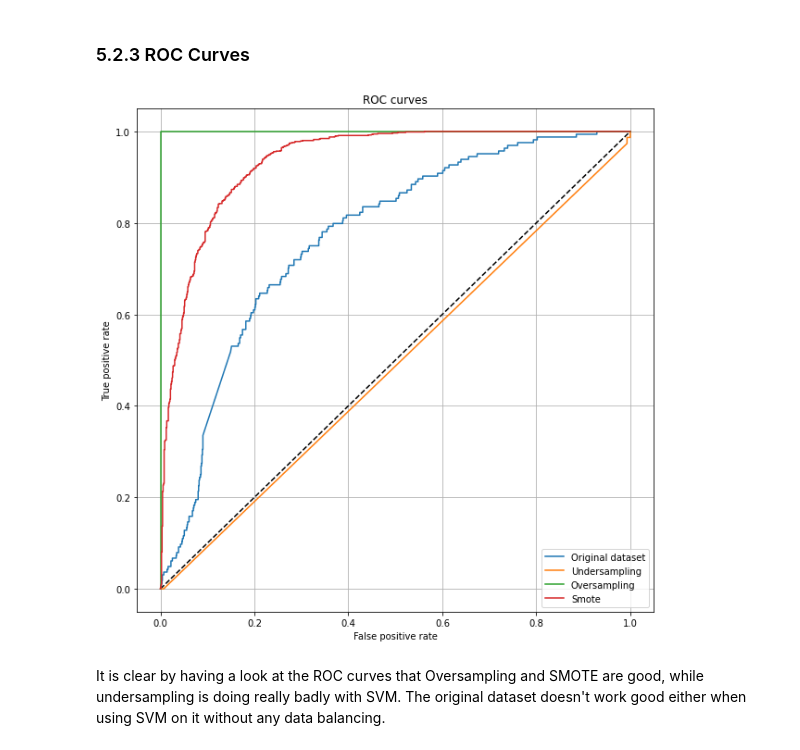
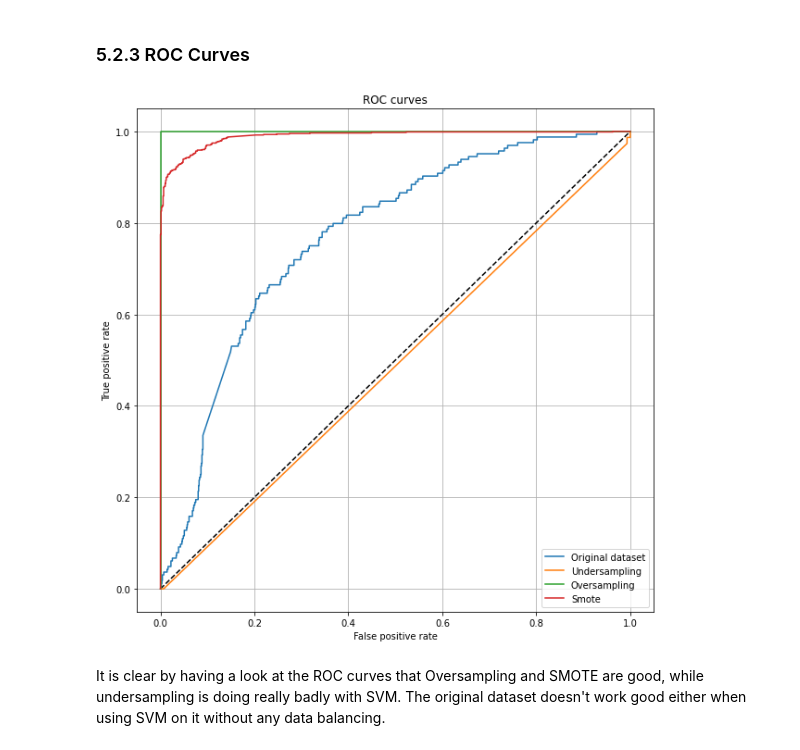
Before and after one commit to Mirkesx/cardiovascularity_study_dataset, a Jupyter notebook: project_notebook_marco_cavalli_1000024189.ipynb, the cells around one changed output. Saved outputs shown, nothing was run; the diff lists cells and outputs as text; code cells hidden in the pictures.

```diff
--- a/project_notebook_marco_cavalli_1000024189.ipynb
+++ b/project_notebook_marco_cavalli_1000024189.ipynb
@@ -1283,7 +1283,7 @@ Accuracy sul training set: 1.00
 # %%
 y_pred = svm.predict_proba(X_test)[:,1]
 
-fpr_original, tpr_original, threshold_original = roc_curve(y_test, y_pred)
+fpr_svm_original, tpr_svm_original, threshold_svm_original = roc_curve(y_test, y_pred)
 
 print("SVM\n")
 print("Error:",mean_absolute_error(y_test, y_pred))
@@ -1352,7 +1352,7 @@ Accuracy sul training set: 1.00
 # %%
 y_pred_under = svm.predict_proba(X_test)[:,1]
 
-fpr_under, tpr_under, threshold_under = roc_curve(y_test, y_pred_under)
+fpr_svm_under, tpr_svm_under, threshold_svm_under = roc_curve(y_test, y_pred_under)
 
 print("SVM\n")
 print("Error:",mean_absolute_error(y_test, y_pred_under))
@@ -1415,7 +1415,7 @@ Accuracy sul training set: 1.00
 # %%
 y_pred_over = svm.predict_proba(X_test)[:,1]
 
-fpr_over, tpr_over, threshold_over = roc_curve(y_test, y_pred_over)
+fpr_svm_over, tpr_svm_over, threshold_svm_over = roc_curve(y_test, y_pred_over)
 
 print("SVM\n")
 print("Error:",mean_absolute_error(y_test, y_pred_over))
@@ -1473,7 +1473,7 @@ Accuracy sul training set: 1.00
 # %%
 y_pred_svm = svm.predict_proba(X_test)[:,1]
 
-fpr_svm, tpr_svm, threshold_svm = roc_curve(y_test, y_pred_svm)
+fpr_svm_smote, tpr_svm_smote, threshold_svm_smote = roc_curve(y_test, y_pred_svm)
 
 print("SVM\n")
 print("Error:",mean_absolute_error(y_test, y_pred_svm))
@@ -1519,20 +1519,20 @@ Number of duplicated samples: 0
 # %%
 #ROC CURVES
 
 plt.figure(figsize=(10,10))
 plt.plot([0, 1], [0, 1], 'k--')
-plt.plot(fpr_original, tpr_original, label='Original dataset')
-plt.plot(fpr_under, tpr_under, label='Undersampling')
-plt.plot(fpr_over, tpr_over, label='Oversampling')
-plt.plot(fpr_smote, tpr_smote, label='Smote')
+plt.plot(fpr_svm_original, tpr_svm_original, label='Original dataset')
+plt.plot(fpr_svm_under, tpr_svm_under, label='Undersampling')
+plt.plot(fpr_svm_over, tpr_svm_over, label='Oversampling')
+plt.plot(fpr_svm_smote, tpr_svm_smote, label='Smote')
 plt.xlabel('False positive rate')
 plt.ylabel('True positive rate')
 plt.title('ROC curves')
 plt.legend(loc='best')
 plt.grid()
 plt.show()
 # %% [output]
-[figure, old version]
+[figure, new version]
 # %% [markdown]
 <p>It is clear by having a look at the ROC curves that Oversampling and SMOTE are good, while undersampling is doing really badly with SVM. The original dataset doesn't work good either when using SVM on it without any data balancing.</p>
 # %% [markdown]
```
Also changed, not shown: parts of 31 cells of this notebook.
